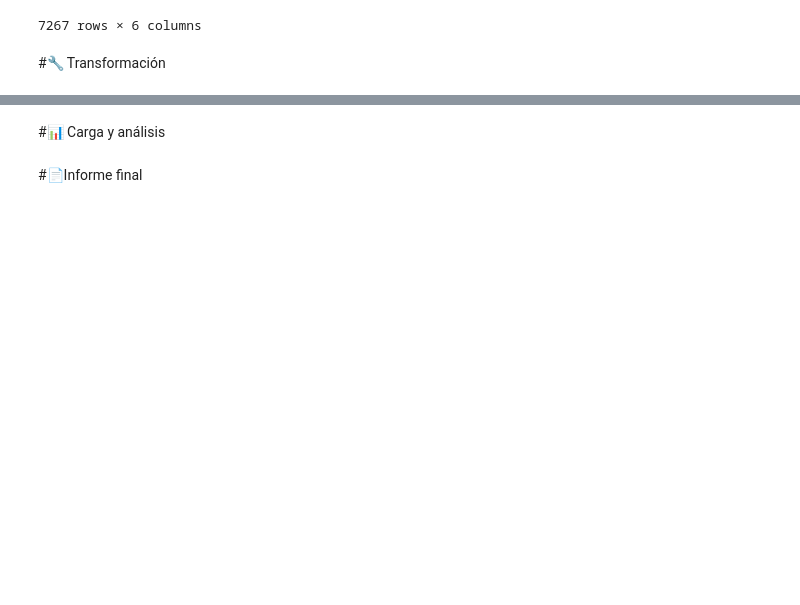
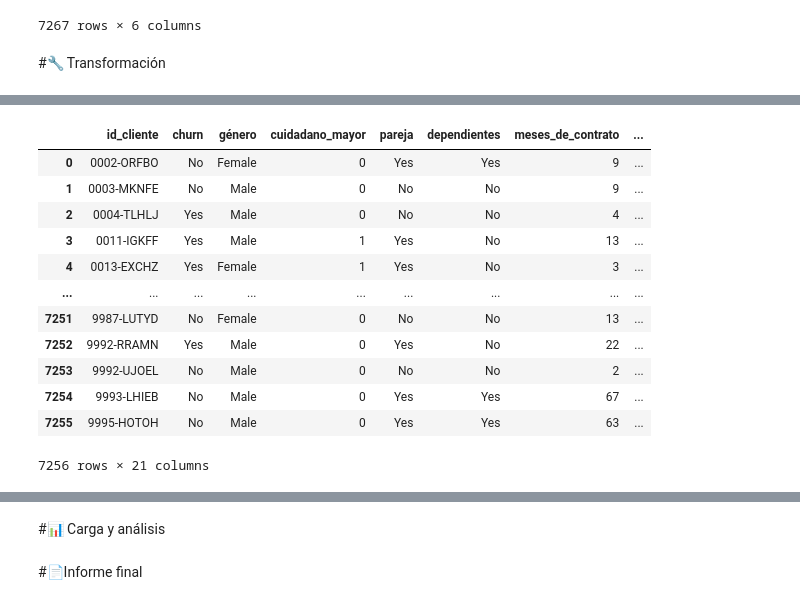
Before and after one commit to AlanGranea/Challenge-Telecom-X, a Jupyter notebook: Challenge_Telecom_X.ipynb, the cells around one changed output, grey strips where cells are left out. Saved outputs shown, nothing was run; the diff lists cells and outputs as text; code cells hidden in the pictures; blank space fills up the shorter version.

```diff
--- a/Challenge_Telecom_X.ipynb
+++ b/Challenge_Telecom_X.ipynb
@@ -26,0 +262,41 @@ df
+# %%
+df_normalizado.rename(columns={
+    'customerid': 'id_cliente',
+    'gender': 'género',
+    'seniorcitizen': 'cuidadano_mayor',
+    'partner': 'pareja',
+    'dependents': 'dependientes',
+    'tenure': 'meses_de_contrato',
+    'phoneservice': 'servicio_telefonico',
+    'multiplelines': 'multiples_lineas_telefonicas',
+    'internetservice': 'servicio_internet',
+    'onlinesecurity': 'seguridad_online',
+    'onlinebackup': 'respaldo_online',
+    'deviceprotection': 'proteccion_del_dispositivo',
+    'techsupport': 'soporte_tecnico',
+    'streamingtv': 'servicio_tv',
+    'streamingmovies': 'servicio_de_peliculas',
+    'contract': 'tipo_de_contrato',
+    'paperlessbilling': 'factura_en_linea',
+    'paymentmethod': 'forma_de_pago',
+    'charges.monthly': 'cargos_mensuales',
+    'charges.total': 'cargos_totales'
+}, inplace=True)
+# %%
+pd.set_option('display.max_columns', None)
+# %%
+df_normalizado
+# %% [output]
+|  | id_cliente | churn | género | cuidadano_mayor | pareja | dependientes | meses_de_contrato | ... |
+| 0 | 0002-ORFBO | No | Female | 0 | Yes | Yes | 9 | ... |
+| 1 | 0003-MKNFE | No | Male | 0 | No | No | 9 | ... |
+| 2 | 0004-TLHLJ | Yes | Male | 0 | No | No | 4 | ... |
+| 3 | 0011-IGKFF | Yes | Male | 1 | Yes | No | 13 | ... |
+| 4 | 0013-EXCHZ | Yes | Female | 1 | Yes | No | 3 | ... |
+| ... | ... | ... | ... | ... | ... | ... | ... | ... |
+| 7251 | 9987-LUTYD | No | Female | 0 | No | No | 13 | ... |
+| 7252 | 9992-RRAMN | Yes | Male | 0 | Yes | No | 22 | ... |
+| 7253 | 9992-UJOEL | No | Male | 0 | No | No | 2 | ... |
+| 7254 | 9993-LHIEB | No | Male | 0 | Yes | Yes | 67 | ... |
+| 7255 | 9995-HOTOH | No | Male | 0 | Yes | Yes | 63 | ... |
+7256 rows × 21 columns
```
Also changed, not shown: parts of 43 cells of this notebook.
